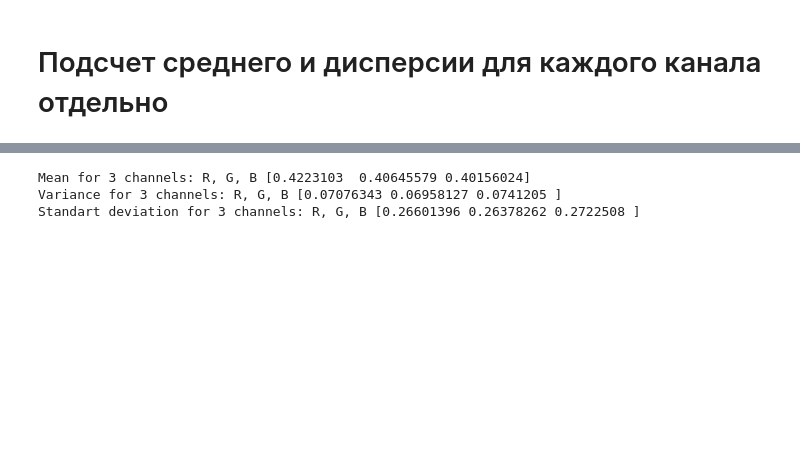
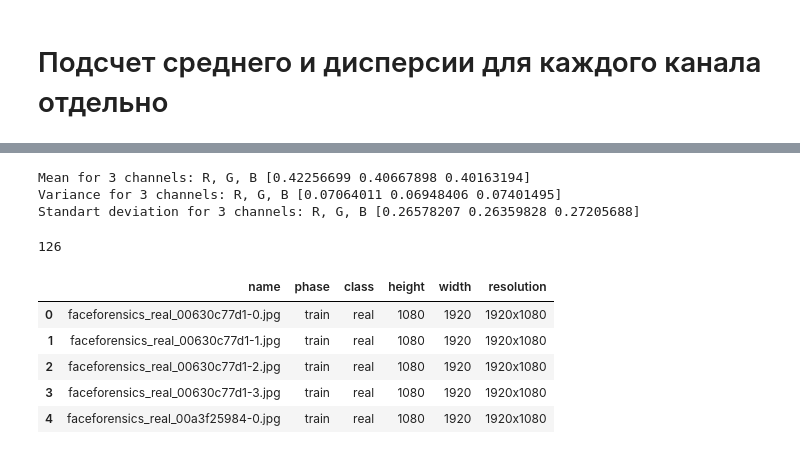
Before and after one commit to ermetim/DeepFake_Detector, a Jupyter notebook: EDA.ipynb, the cells around one changed output, grey strips where cells are left out. Cells and saved outputs as stored; diff of their text form; code cells hidden in the pictures; blank space fills up the shorter version.

```diff
--- a/EDA.ipynb
+++ b/EDA.ipynb
@@ -274,31 +282,52 @@ len(path_split)
 # %%
-total_sum = np.array([0.0, 0.0, 0.0])
-total_count = 0
-total_sq_sum = np.array([0.0, 0.0, 0.0])
+def get_variance(imgs_path, batch_size = 16):
+    n = round(len(imgs_path) / 16)
+    path_split = np.array_split(imgs_path, n)
+    total_sum = np.array([0.0, 0.0, 0.0])
+    total_count = 0
+    total_sq_sum = np.array([0.0, 0.0, 0.0])
 
-pbar = trange(len(path_split), desc='iteration')
+    pbar = trange(len(path_split), desc='iteration')
 
-for i in pbar:
-    imgs_paths = path_split[i]
-    rgb_values = np.concatenate(
-        [Image.open(img).getdata() for img in imgs_paths],
-        axis = 0
-    ) / 255.
+    for i in pbar:
+        imgs_paths = path_split[i]
+        rgb_values = np.concatenate(
+            [Image.open(img).getdata() for img in imgs_paths],
+            axis = 0
+        ) / 255.
 
-    total_sum += np.sum(rgb_values, axis=0)
-    total_count += len(rgb_values)
-    total_sq_sum += np.sum(rgb_values**2, axis=0)
+        total_sum += np.sum(rgb_values, axis=0)
+        total_count += len(rgb_values)
+        total_sq_sum += np.sum(rgb_values**2, axis=0)
 
 
-mean_rgb = total_sum / total_count
-var_rgb  = (total_sq_sum / total_count) - (mean_rgb ** 2)
-std_rgb  = np.sqrt(var_rgb)
-
-
-print('Mean for 3 channels: R, G, B' , mean_rgb)
-print('Variance for 3 channels: R, G, B' , var_rgb)
-print('Standart deviation for 3 channels: R, G, B' , std_rgb)
+    mean_rgb = total_sum / total_count
+    var_rgb  = (total_sq_sum / total_count) - (mean_rgb ** 2)
+    std_rgb  = np.sqrt(var_rgb)
+    return mean_rgb, var_rgb, std_rgb
-# %% [output]
-Mean for 3 channels: R, G, B [0.4223103  0.40645579 0.40156024]
-Variance for 3 channels: R, G, B [0.07076343 0.06958127 0.0741205 ]
-Standart deviation for 3 channels: R, G, B [0.26601396 0.26378262 0.2722508 ]
+# %%
+mean_rgb, var_rgb, std_rgb = get_variance(imgs_path)
+
+print('Mean for 3 channels: R, G, B' , mean_rgb)
+print('Variance for 3 channels: R, G, B' , var_rgb)
+print('Standart deviation for 3 channels: R, G, B' , std_rgb)
+# %% [output]
+Mean for 3 channels: R, G, B [0.42256699 0.40667898 0.40163194]
+Variance for 3 channels: R, G, B [0.07064011 0.06948406 0.07401495]
+Standart deviation for 3 channels: R, G, B [0.26578207 0.26359828 0.27205688]
+# %%
+df['resolution'] = df.apply(lambda x: str(x.width) + 'x' + str(x.height), axis=1)
+df = df.sort_values(by=['height', 'width'], ascending=False).reset_index(drop=True)
+df.to_csv('dataset_names.csv', index=False)
+df['resolution'].nunique()
+# %% [output]
+126
+# %%
+df.head()
+# %% [output]
+|  | name | phase | class | height | width | resolution |
+| 0 | faceforensics_real_00630c77d1-0.jpg | train | real | 1080 | 1920 | 1920x1080 |
+| 1 | faceforensics_real_00630c77d1-1.jpg | train | real | 1080 | 1920 | 1920x1080 |
+| 2 | faceforensics_real_00630c77d1-2.jpg | train | real | 1080 | 1920 | 1920x1080 |
+| 3 | faceforensics_real_00630c77d1-3.jpg | train | real | 1080 | 1920 | 1920x1080 |
+| 4 | faceforensics_real_00a3f25984-0.jpg | train | real | 1080 | 1920 | 1920x1080 |
```
Also changed, not shown: parts of 11 cells of this notebook.
